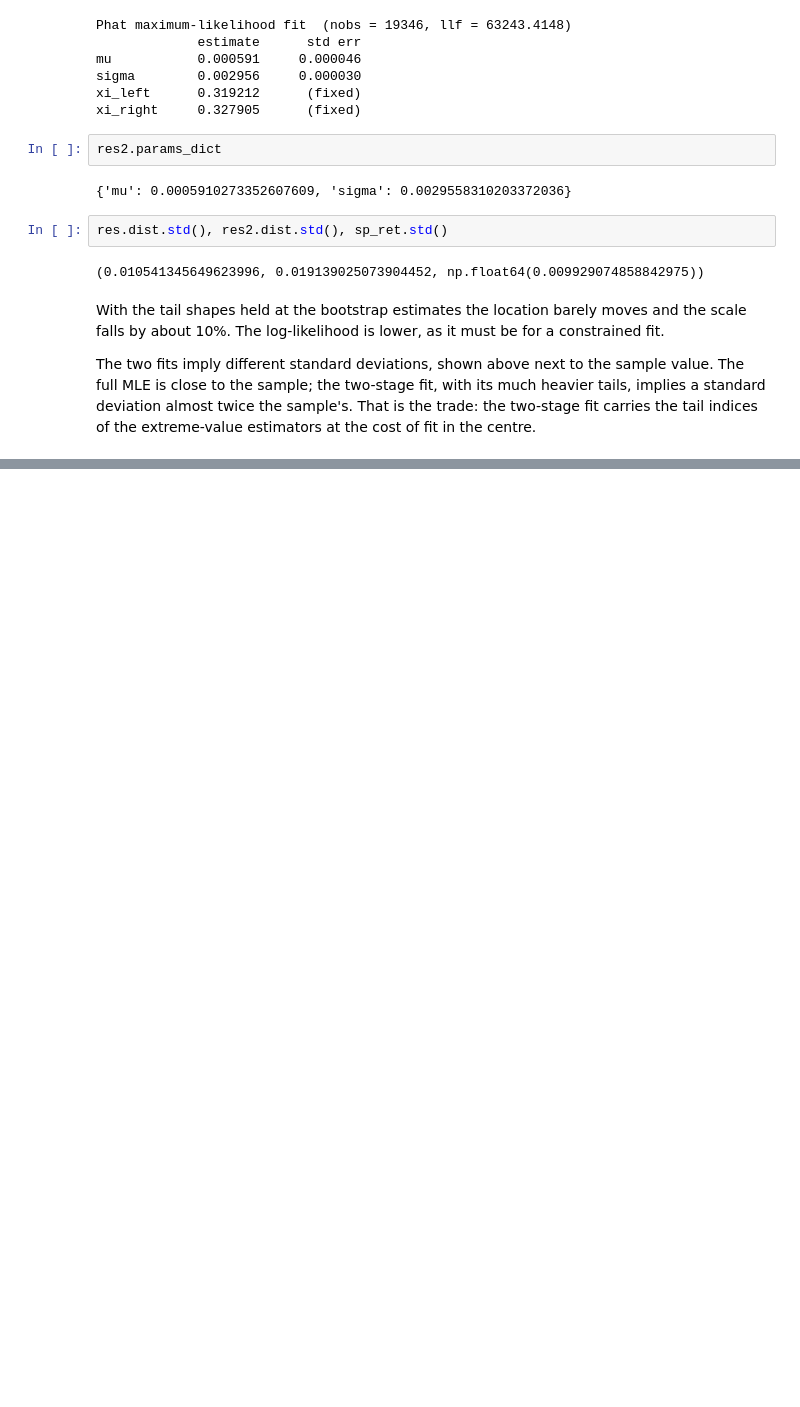
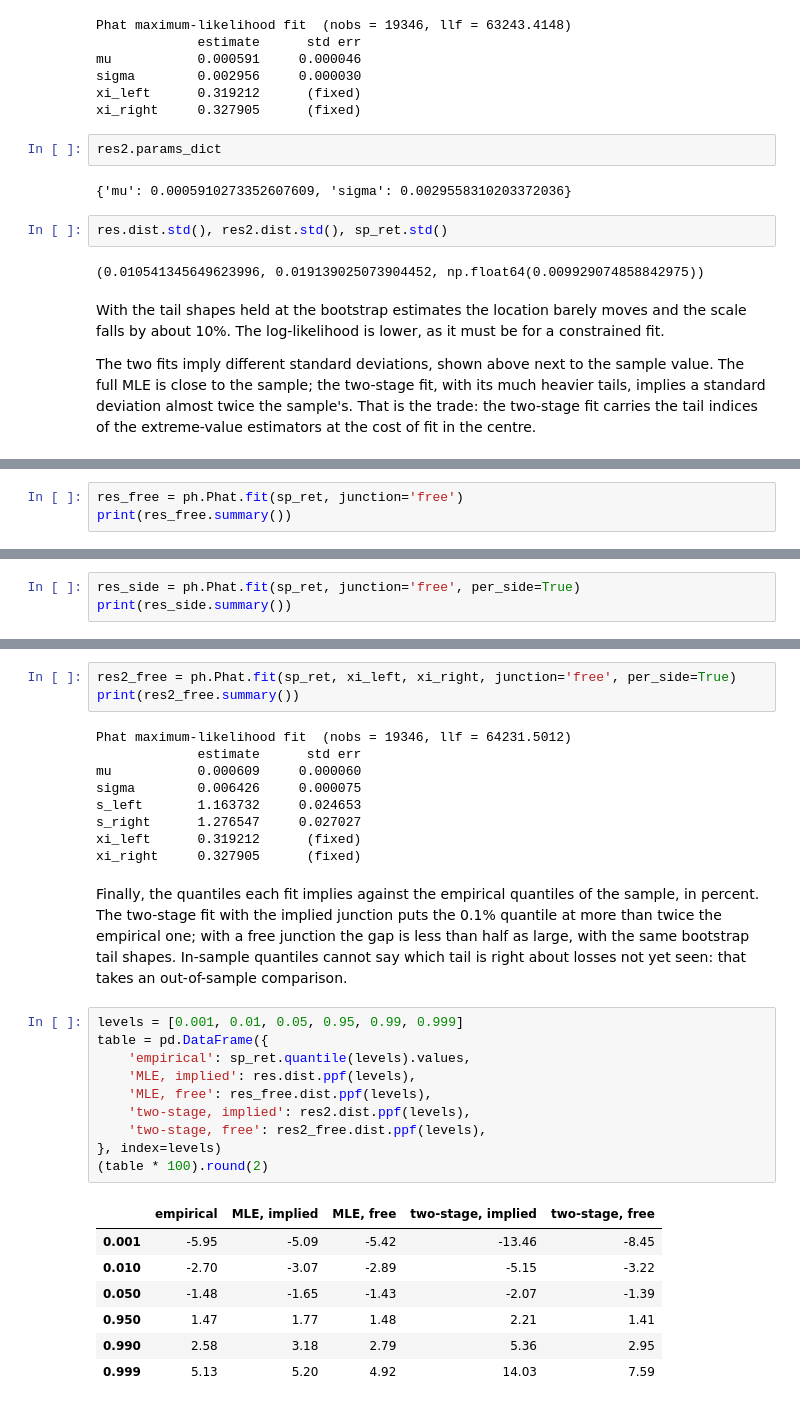
Before and after one commit to rjskene/phat, a Jupyter notebook: docs/notebooks/mle_fit.ipynb, the cells around one changed output, grey strips where cells are left out. Drawn from its saved outputs; the diff is of its cells as text; blank space fills up the shorter version.

```diff
--- a/docs/notebooks/mle_fit.ipynb
+++ b/docs/notebooks/mle_fit.ipynb
@@ -66,0 +73,3 @@ The two fits imply different standard deviations, shown above next to the sample
+# %%
+res_free = ph.Phat.fit(sp_ret, junction='free')
+print(res_free.summary())
@@ -66,0 +84,3 @@ The two fits imply different standard deviations, shown above next to the sample
+# %%
+res_side = ph.Phat.fit(sp_ret, junction='free', per_side=True)
+print(res_side.summary())
@@ -66,0 +142,32 @@ The two fits imply different standard deviations, shown above next to the sample
+# %%
+res2_free = ph.Phat.fit(sp_ret, xi_left, xi_right, junction='free', per_side=True)
+print(res2_free.summary())
+# %% [output]
+Phat maximum-likelihood fit  (nobs = 19346, llf = 64231.5012)
+             estimate      std err
+mu           0.000609     0.000060
+sigma        0.006426     0.000075
+s_left       1.163732     0.024653
+s_right      1.276547     0.027027
+xi_left      0.319212      (fixed)
+xi_right     0.327905      (fixed)
+# %% [markdown]
+Finally, the quantiles each fit implies against the empirical quantiles of the sample, in percent. The two-stage fit with the implied junction puts the 0.1% quantile at more than twice the empirical one; with a free junction the gap is less than half as large, with the same bootstrap tail shapes. In-sample quantiles cannot say which tail is right about losses not yet seen: that takes an out-of-sample comparison.
+# %%
+levels = [0.001, 0.01, 0.05, 0.95, 0.99, 0.999]
+table = pd.DataFrame({
+    'empirical': sp_ret.quantile(levels).values,
+    'MLE, implied': res.dist.ppf(levels),
+    'MLE, free': res_free.dist.ppf(levels),
+    'two-stage, implied': res2.dist.ppf(levels),
+    'two-stage, free': res2_free.dist.ppf(levels),
+}, index=levels)
+(table * 100).round(2)
+# %% [output]
+|  | empirical | MLE, implied | MLE, free | two-stage, implied | two-stage, free |
+| 0.001 | -5.95 | -5.09 | -5.42 | -13.46 | -8.45 |
+| 0.010 | -2.70 | -3.07 | -2.89 | -5.15 | -3.22 |
+| 0.050 | -1.48 | -1.65 | -1.43 | -2.07 | -1.39 |
+| 0.950 | 1.47 | 1.77 | 1.48 | 2.21 | 1.41 |
+| 0.990 | 2.58 | 3.18 | 2.79 | 5.36 | 2.95 |
+| 0.999 | 5.13 | 5.20 | 4.92 | 14.03 | 7.59 |
```
Also changed, not shown: parts of 8 cells of this notebook, 9 other files.
